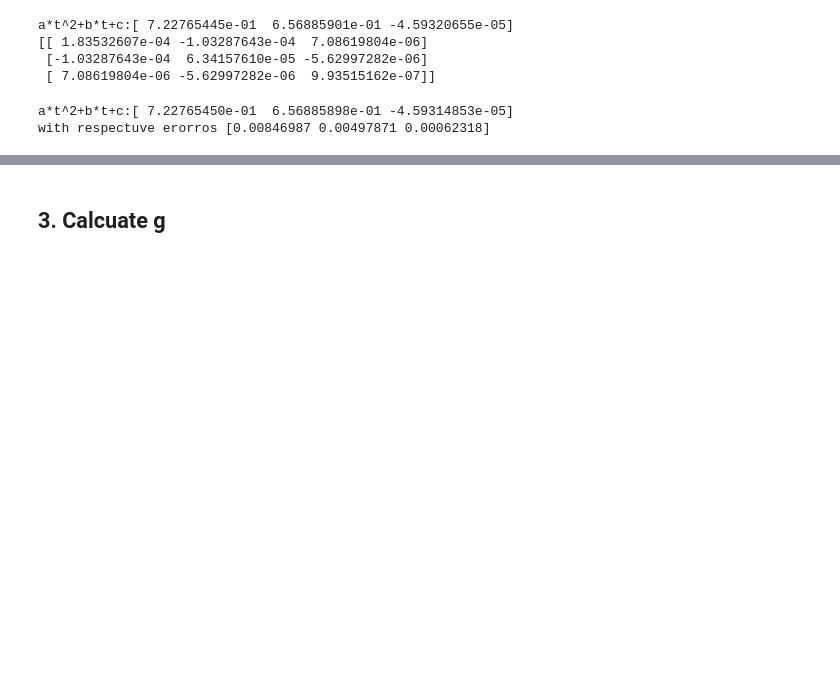
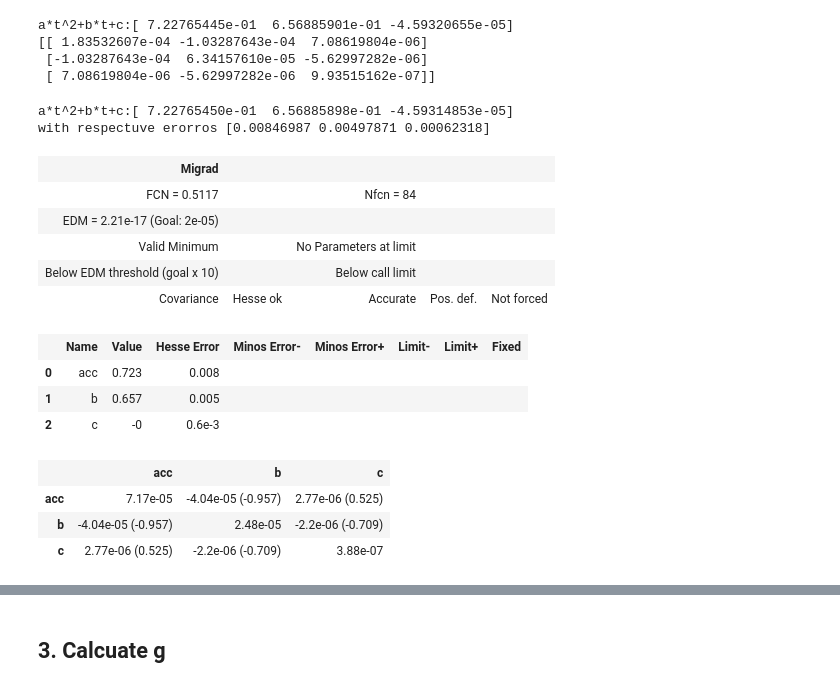
Before and after one commit to almazav/AppStatsLab1, a Jupyter notebook: BallOnIncline.ipynb, the cells around one changed output, grey strips where cells are left out. Drawn from its saved outputs; the diff is of its cells as text; code cells hidden in the pictures; blank space fills up the shorter version.

```diff
--- a/BallOnIncline.ipynb
+++ b/BallOnIncline.ipynb
@@ -258,32 +267,47 @@ a*t^2+b*t+c:[ 7.22765445e-01  6.56885901e-01 -4.59320655e-05]
  [ 7.08619804e-06 -5.62997282e-06  9.93515162e-07]]
 # %%
 #fit function using iminuit
-Minuit.print_level = 0
+Minuit.print_level = 1
 #takes the function, data points, the result distance? the error on the distance?
 chi2_object = Chi2Regression(distance,times,length,len_uncertainty)
 chi2_object.errordef = 0.1 #definition
 
 #Here we let Minuit know, what to minimise, how, and with what starting parameters, shite example?
 minuit = Minuit(chi2_object,acc =0,b=0,c=0)
 #perform the fit
 minuit.migrad()
 #extractfit
 acc_fit = minuit.values['acc']
 error_acc = minuit.errors['acc']
 b_fit = minuit.values['b']
 error_b = minuit.errors['b']
 c_fit = minuit.values['c']
 error_c = minuit.errors['c']
 
 # Get the minimal value obtained for the quantity to be minimised (here the Chi2)
 chi2_fit = minuit.fval
 ndof = len(times) - minuit.nfit
 prob_fit = stats.chi2.sf(chi2_fit,ndof)
 
 #array with accelearation, b and c paramteres
 minuit_fit = np.array([acc_fit,b_fit,c_fit])
 minuit_fit_errors = np.array([error_acc,error_b,error_c])
 print(f'a*t^2+b*t+c:{minuit_fit}\nwith respectuve erorros {minuit_fit_errors}')
+minuit.migrad()
 # %% [output]
 a*t^2+b*t+c:[ 7.22765450e-01  6.56885898e-01 -4.59314853e-05]
 with respectuve erorros [0.00846987 0.00497871 0.00062318]
+| Migrad |  |  |  |  |
+| FCN = 0.5117 |  | Nfcn = 84 |  |  |
+| EDM = 2.21e-17 (Goal: 2e-05) |  |  |  |  |
+| Valid Minimum |  | No Parameters at limit |  |  |
+| Below EDM threshold (goal x 10) |  | Below call limit |  |  |
+| Covariance | Hesse ok | Accurate | Pos. def. | Not forced |
+|  | Name | Value | Hesse Error | Minos Error- | Minos Error+ | Limit- | Limit+ | Fixed |
+| 0 | acc | 0.723 | 0.008 |  |  |  |  |  |
+| 1 | b | 0.657 | 0.005 |  |  |  |  |  |
+| 2 | c | -0 | 0.6e-3 |  |  |  |  |  |
+|  | acc | b | c |
+| acc | 7.17e-05 | -4.04e-05 (-0.957) | 2.77e-06 (0.525) |
+| b | -4.04e-05 (-0.957) | 2.48e-05 | -2.2e-06 (-0.709) |
+| c | 2.77e-06 (0.525) | -2.2e-06 (-0.709) | 3.88e-07 |
```
Also changed, not shown: parts of 15 cells of this notebook.
